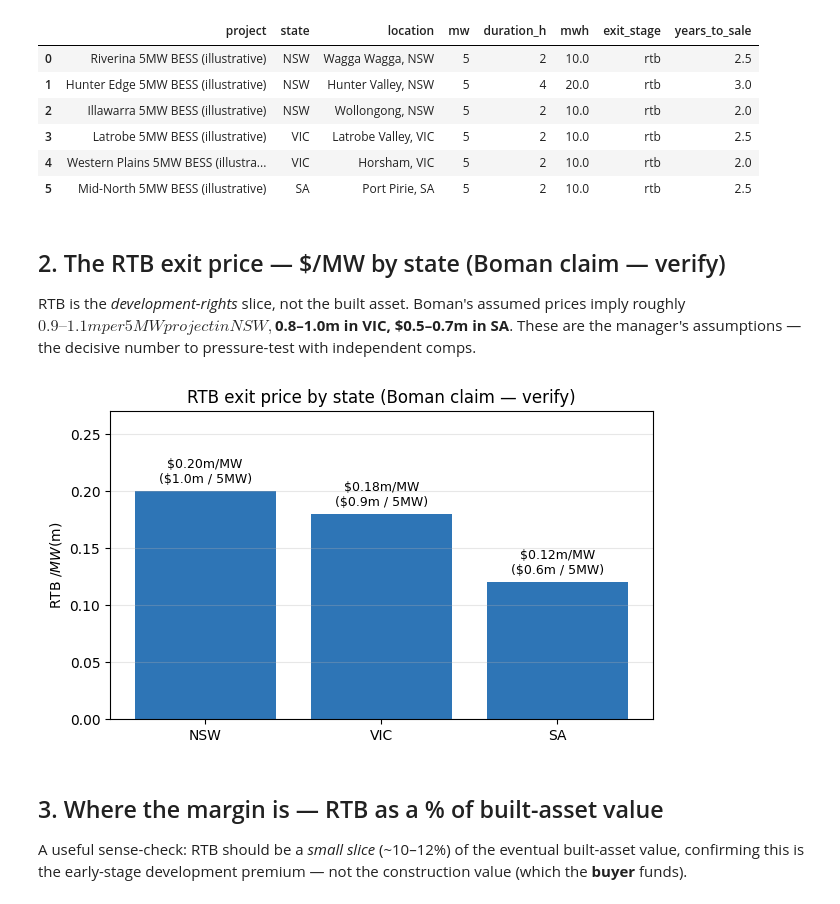
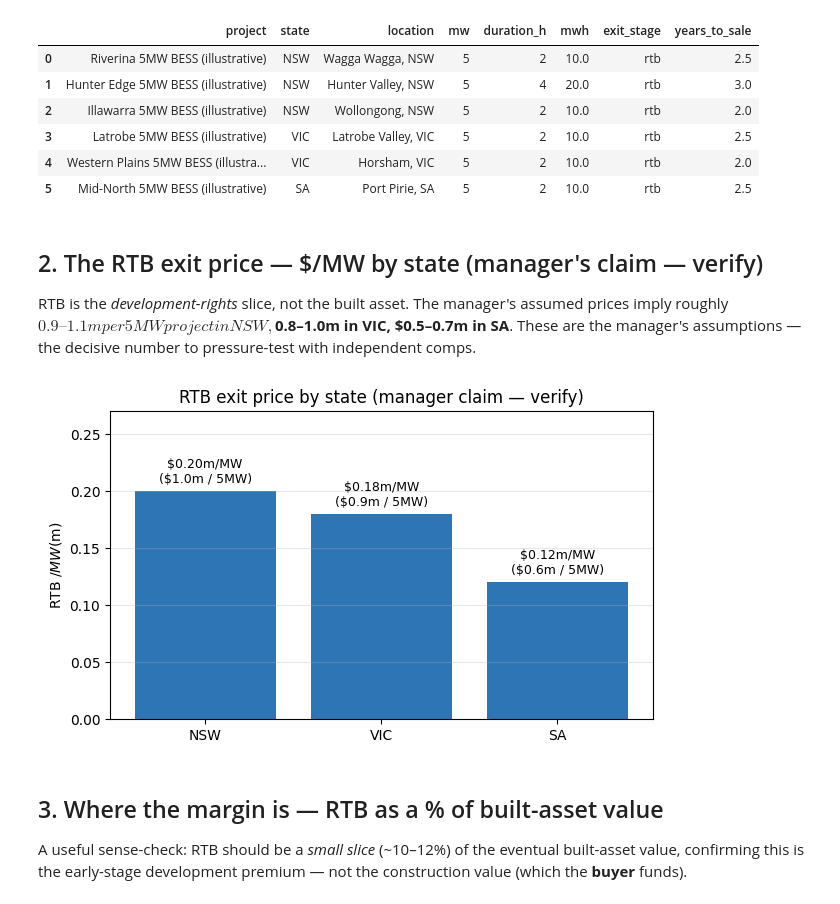
Before and after one commit to Janeqw/PE_Battery-Energy-Storage-System-BESS, a Jupyter notebook: notebooks/01_industry_analysis.ipynb, the cells around one changed output. Drawn from its saved outputs; the diff is of its cells as text; code cells hidden in the pictures.

```diff
--- a/notebooks/01_industry_analysis.ipynb
+++ b/notebooks/01_industry_analysis.ipynb
@@ -39,21 +39,21 @@ pipe[['project','state','location','mw','duration_h','mwh','exit_stage','years_t
 | 4 | Western Plains 5MW BESS (illustra... | VIC | Horsham, VIC | 5 | 2 | 10.0 | rtb | 2.0 |
 | 5 | Mid-North 5MW BESS (illustrative) | SA | Port Pirie, SA | 5 | 2 | 10.0 | rtb | 2.5 |
 # %% [markdown]
-## 2. The RTB exit price — $/MW by state (Boman claim — verify)
+## 2. The RTB exit price — $/MW by state (manager's claim — verify)
 
-RTB is the *development-rights* slice, not the built asset. Boman's assumed prices imply roughly **$0.9–1.1m per 5 MW project in NSW, $0.8–1.0m in VIC, $0.5–0.7m in SA**. These are the manager's assumptions — the decisive number to pressure-test with independent comps.
+RTB is the *development-rights* slice, not the built asset. The manager's assumed prices imply roughly **$0.9–1.1m per 5 MW project in NSW, $0.8–1.0m in VIC, $0.5–0.7m in SA**. These are the manager's assumptions — the decisive number to pressure-test with independent comps.
 # %%
 rtb = pd.read_csv('../data/processed/rtb_comps.csv', skiprows=1)  # row 0 is a comment
 fig, ax = plt.subplots()
 ax.bar(rtb['state'], rtb['price_per_mw_m'], color=ACCENT)
 for i, v in enumerate(rtb['price_per_mw_m']):
     ax.annotate(f'${v:.2f}m/MW\n(${v*5:.1f}m / 5MW)', (i, v), textcoords='offset points',
                 xytext=(0, 6), ha='center', fontsize=9)
-ax.set_ylabel('RTB $/MW ($m)'); ax.set_title('RTB exit price by state (Boman claim — verify)')
+ax.set_ylabel('RTB $/MW ($m)'); ax.set_title('RTB exit price by state (manager claim — verify)')
 ax.set_ylim(0, rtb['price_per_mw_m'].max()*1.35); ax.grid(axis='y', alpha=.3)
 plt.show()
 # %% [output]
-[figure, old version]
+[figure, new version]
 # %% [markdown]
 ## 3. Where the margin is — RTB as a % of built-asset value
 
```
Also changed, not shown: parts of 5 cells of this notebook, 15 other files.
